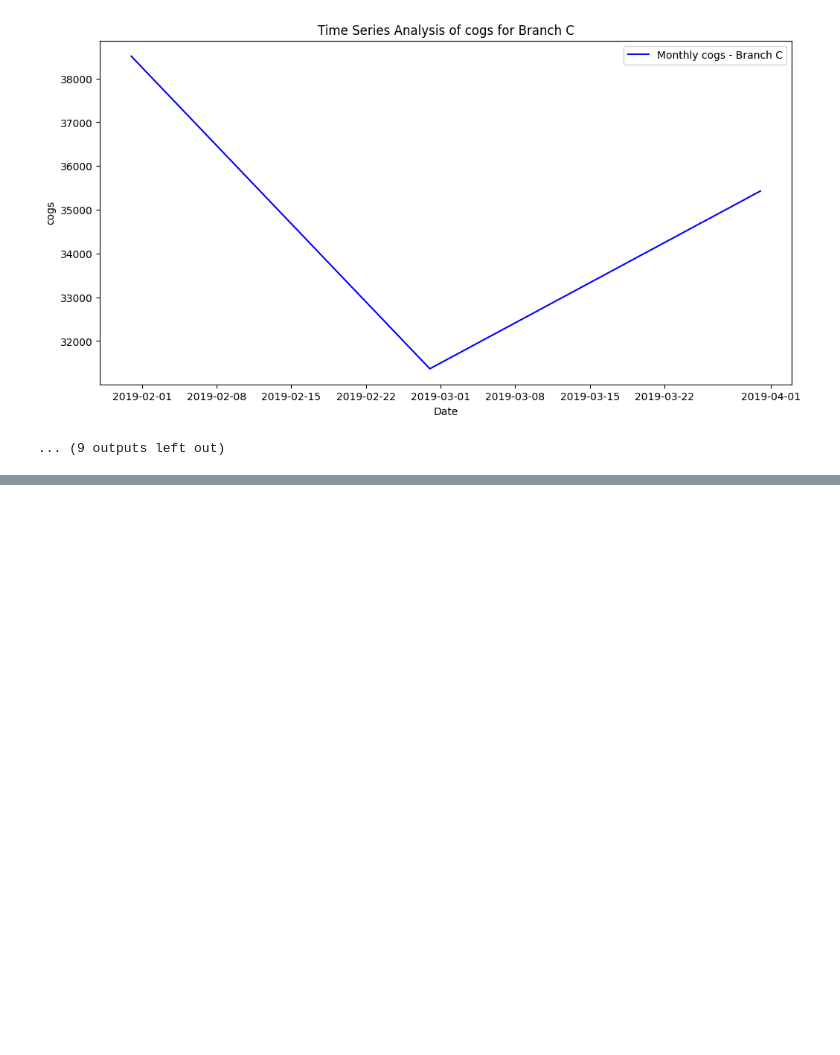
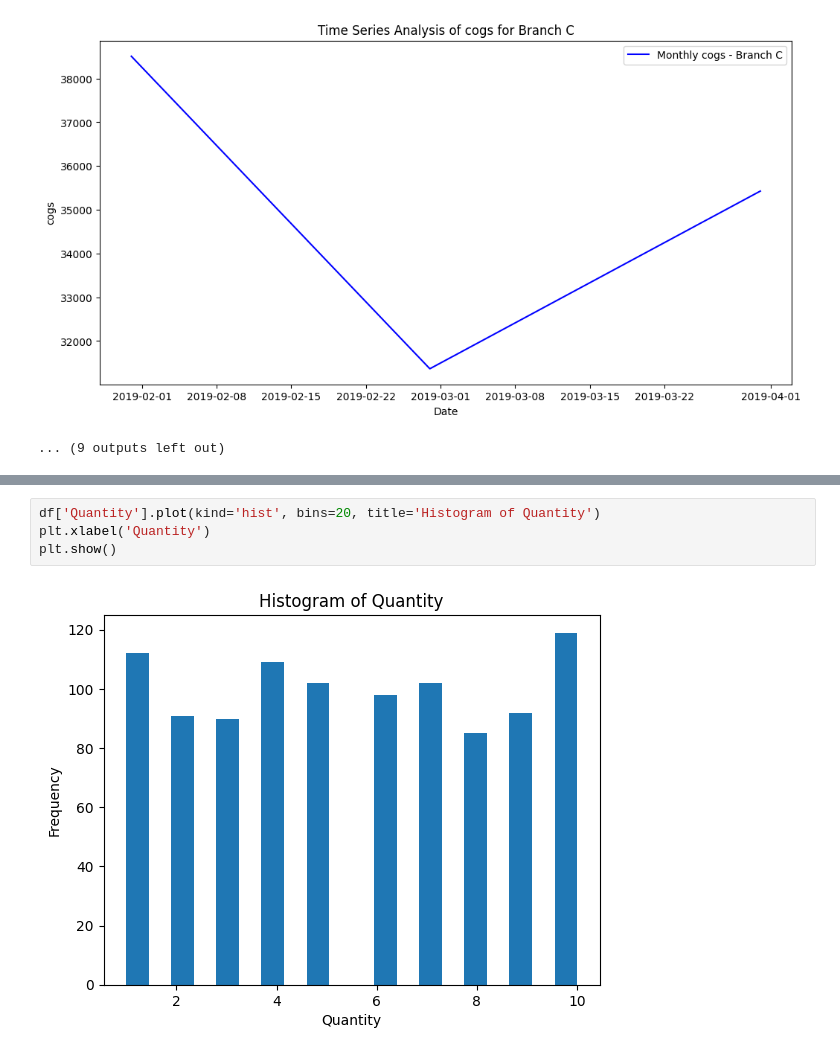
Before and after one commit to AbhiramPollur/ExploratoryDataAnalysis, a Jupyter notebook: 21BDS0383.ipynb, the cells around one changed output, grey strips where cells are left out. Saved outputs shown, nothing was run; the diff lists cells and outputs as text; blank space fills up the shorter version.

```diff
--- a/21BDS0383.ipynb
+++ b/21BDS0383.ipynb
@@ -178,0 +235,6 @@ for branch in branches:
+# %%
+df['Quantity'].plot(kind='hist', bins=20, title='Histogram of Quantity')
+plt.xlabel('Quantity')
+plt.show()
+# %% [output]
+[figure, added]
```
Also changed, not shown: parts of 27 cells of this notebook.
